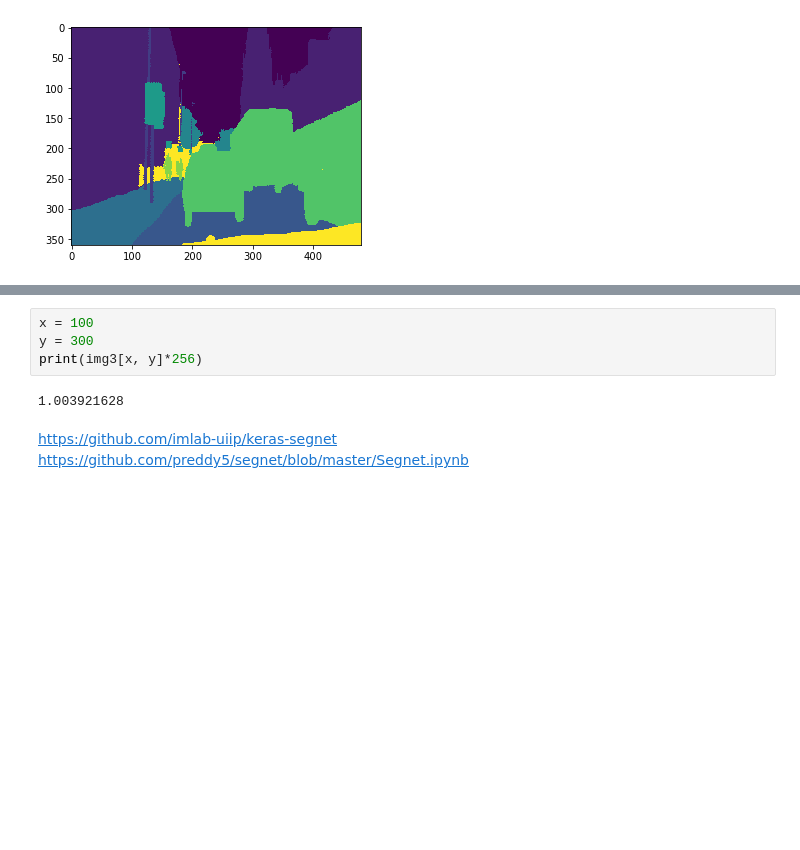
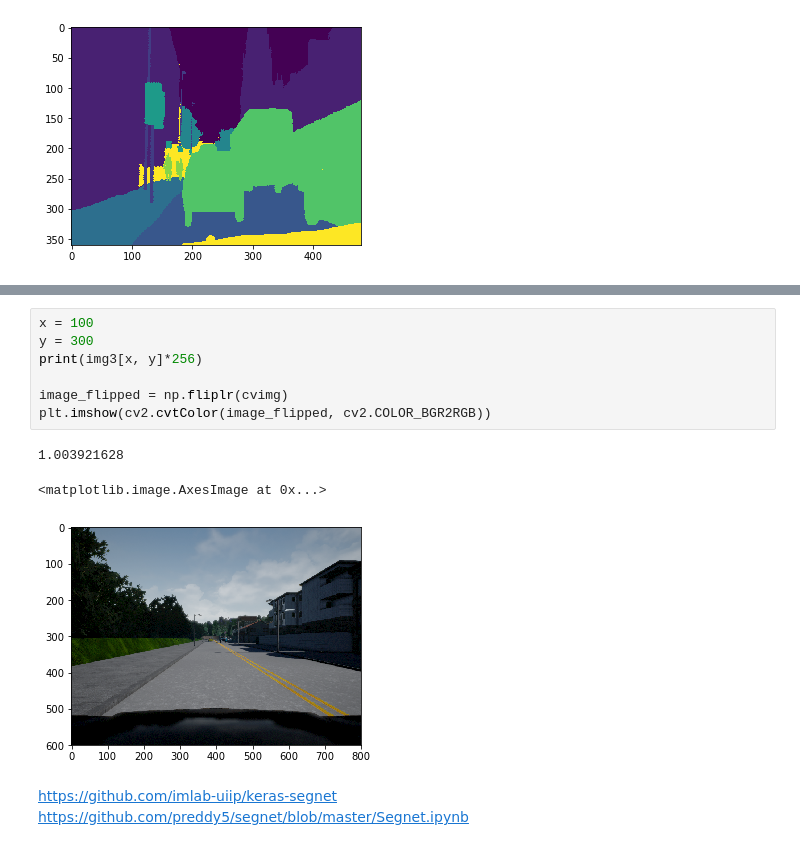
Before and after one commit to hc167/Lyft-Challenge, a Jupyter notebook: Lyft_segnet.ipynb, the cells around one changed output, grey strips where cells are left out. Drawn from its saved outputs; the diff is of its cells as text; blank space fills up the shorter version.

```diff
--- a/Lyft_segnet.ipynb
+++ b/Lyft_segnet.ipynb
@@ -131,9 +177,14 @@ error: ..\..\..\modules\imgproc\src\histogram.cpp:3687: error: (-215) _src.type(
 # %%
 x = 100
 y = 300
 print(img3[x, y]*256)
+
+image_flipped = np.fliplr(cvimg)
+plt.imshow(cv2.cvtColor(image_flipped, cv2.COLOR_BGR2RGB))
 # %% [output]
 1.003921628
+<matplotlib.image.AxesImage at 0x...>
+[figure, added]
 # %% [markdown]
 https://github.com/imlab-uiip/keras-segnet
 https://github.com/preddy5/segnet/blob/master/Segnet.ipynb
```
Also changed, not shown: parts of 19 cells of this notebook.
